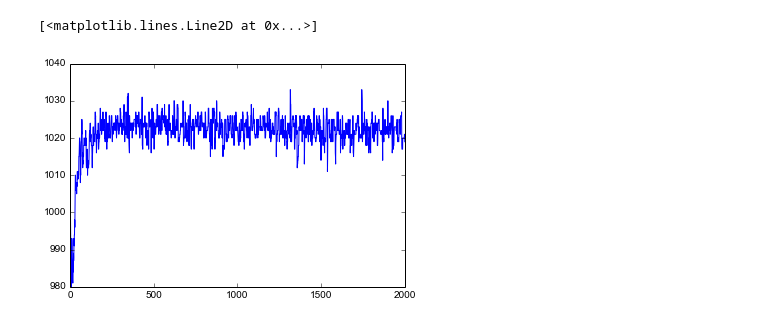
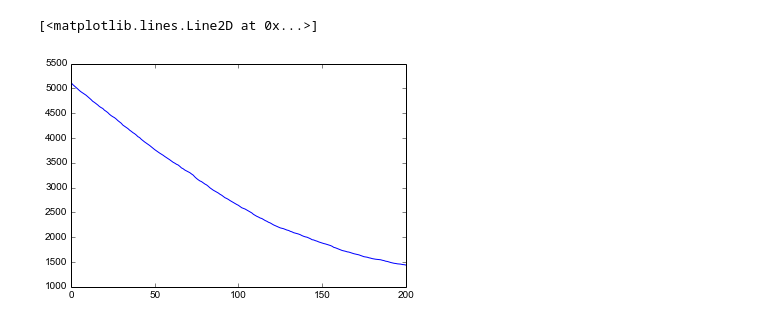
Before and after one commit to shigh/pyes1, a Jupyter notebook: pyes1/sheath.ipynb, the cells around one changed output. Drawn from its saved outputs; the diff is of its cells as text; code cells hidden in the pictures.

```diff
--- a/pyes1/sheath.ipynb
+++ b/pyes1/sheath.ipynb
@@ -69,5 +73,5 @@ if True:
-# %%
-plt.plot(np.sum(el, axis=1))
-# %% [output]
-[<matplotlib.lines.Line2D at 0x...>]
-[figure, removed]
+# %%
+plt.plot(Na)
+# %% [output]
+[<matplotlib.lines.Line2D at 0x...>]
+[figure, added]
```
Also changed, not shown: parts of 4 cells of this notebook, 1 other file.
